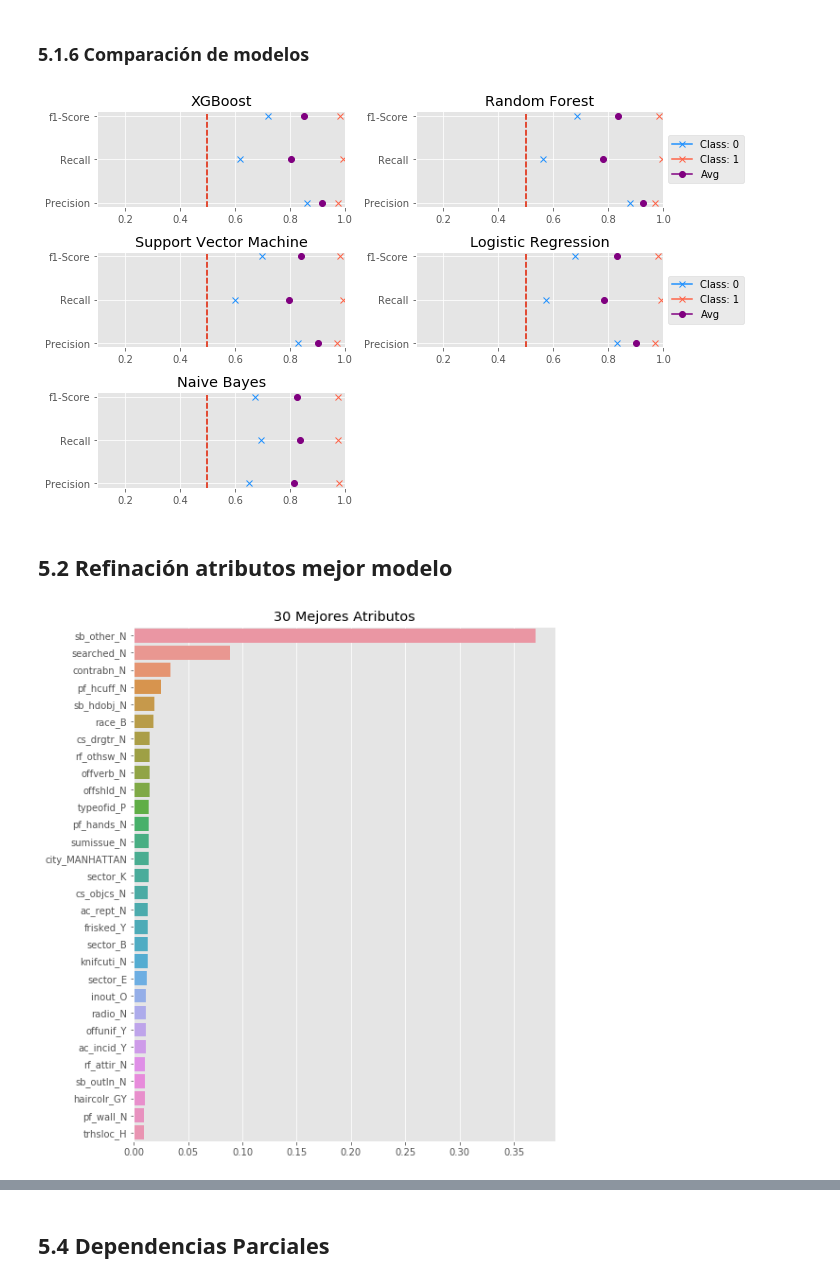
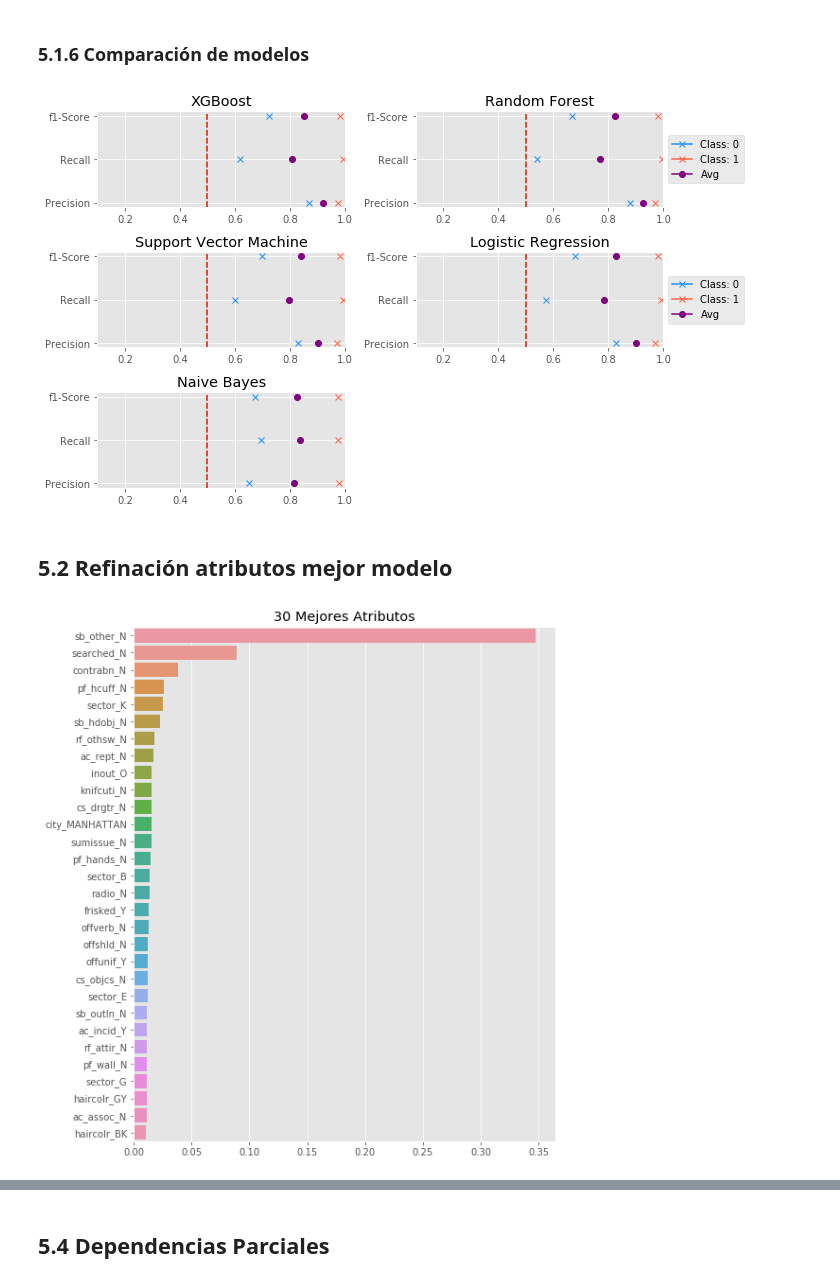
Before and after one commit to fdopalomera/nyc_crime, a Jupyter notebook: Prueba2.ipynb, the cells around one changed output, grey strips where cells are left out. Saved outputs shown, nothing was run; the diff lists cells and outputs as text; code cells hidden in the pictures.

Commit message:
modified the models implementations

```diff
--- a/Prueba2.ipynb
+++ b/Prueba2.ipynb
@@ -185,15 +185,15 @@ __Comentario:__ Se observa que al igual que el primer target, 'violent' también
 # %%
 # Preprocesamiento de la base
 num_cols = ['meters']
-obj_cols = [i for i in df.drop(columns=['sample', 'violent']).select_dtypes('object').columns]
-exclude = ['month', 'sample']
-outliers_cols = None
+obj_cols = [i for i in df.drop(columns=['sample', 'violent']
+                              ).select_dtypes('object').columns]
+exclude = ['sample'] + ['month']
 target = 'arstmade'
 
-X_train, X_test, y_train, y_test = fn.pre_processing(df.drop(columns='violent'), num_cols, obj_cols, exclude,
-                                                     outliers_cols, target,remove_outliers=False,
-                                                     one_hot=True, std_scaler=False,
-                                                     drop_nan=False, custom_split=True)
+X_train, X_test, y_train, y_test = fn.pre_processing(df.drop(columns='violent'),
+                                                     num_cols, obj_cols, exclude,
+                                                     target, one_hot=True,
+                                                     std_scaler=True, custom_split=True)
 # %% [markdown]
 __Comentario:__ La estrategia de recodificación de las variables categóricas consiste en aplicar la clase 'ordinal encoder' a todas las columnas clasificadas como 'object' a excepción de 'sample', dado que esta variable se es usada dentro de la función de pre-proceso para la separar las muestras de entrenamiento y validación.
 # %%
@@ -270,0 +238,5 @@ Realizado en 0.442s
+# %%
+# Implementación mejor modelo
+xgb_best = XGBClassifier(max_depth=3, learning_rate=.12, n_estimators=50,
+                         n_jobs=-1, random_state=123)
+fn.clf_metrics(xgb_best, X_train, y_train, X_test, y_test)
@@ -400,26 +407,25 @@ pickle.dump(models_arst, open('models_arst.sav', 'wb'))
 # %% [markdown]
 ### 5.1.6 Comparación de modelos
 # %%
-estimators = [('XGBoost', mo['xgb']),
-              ('Random Forest', mo['rf']),
-              ('Support Vector Machine', mo['svm']),
-              ('Logistic Regression', mo['log']),
-              ('Naive Bayes', mo['nv'])]
+estimators = [('XGBoost', xgb_best),
+              ('Random Forest', rf_best),
+              ('Support Vector Machine', svm_best),
+              ('Logistic Regression', log_best),
+              ('Naive Bayes', nb_best)]
 
 fn.compare_classifiers(estimators, X_test, y_test, n_cols=2)
 # %% [output]
-[figure, old version]
+[figure, new version]
 # %% [markdown]
 ## 5.2 Refinación atributos mejor modelo
 # %%
 # 30 Mejores parámetros
-#f_import = grid_xgb.best_estimator_.feature_importances_
-f_import = mo['xgb'].feature_importances_
+f_import = xgb_best.feature_importances_
 
 best_params = pd.Series(data=f_import, index=X_train.columns).sort_values(ascending=False)[:30]
 plt.figure(figsize=(8,10))
 sns.barplot(x=best_params.values, y=best_params.index)
 plt.title('30 Mejores Atributos')
 plt.show()
 # %% [output]
-[figure, old version]
+[figure, new version]
```
Also changed, not shown: parts of 36 cells of this notebook, 1 other file.
